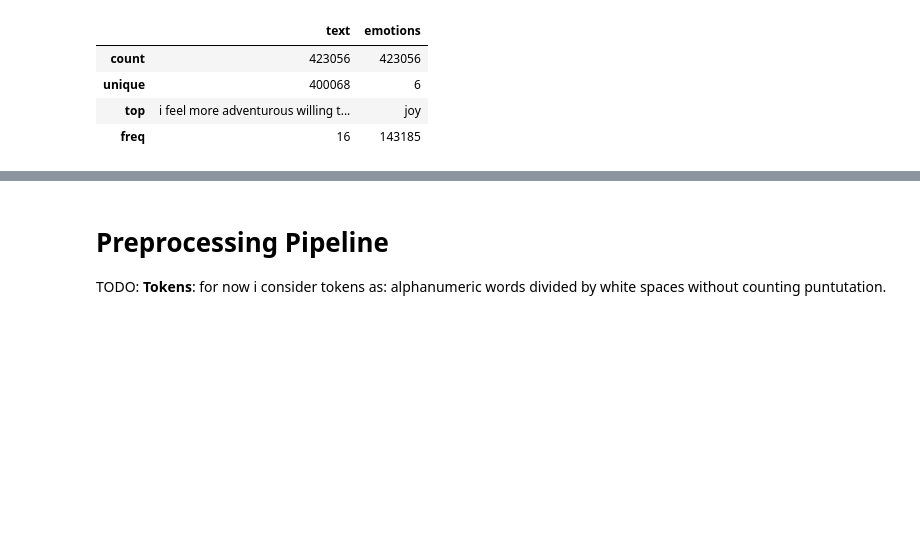
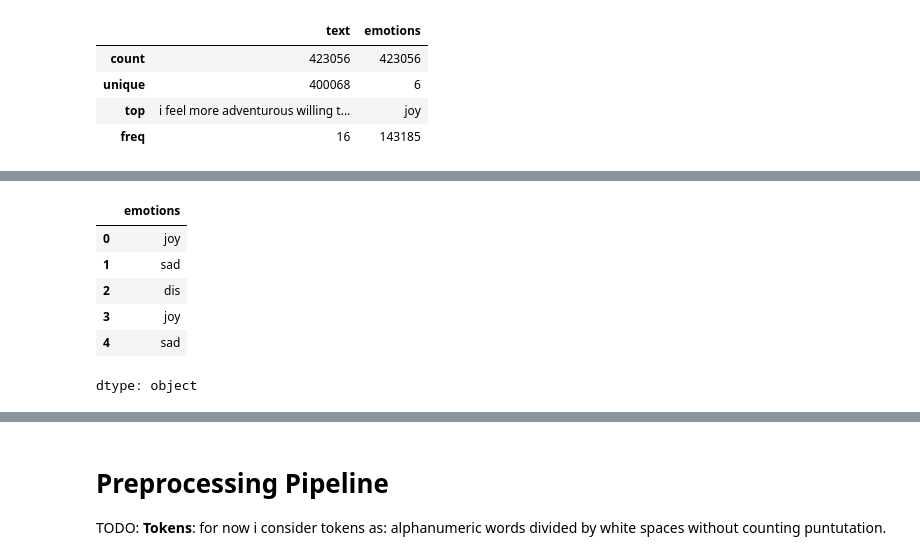
Before and after one commit to moka-co/twitter_emo_classification, a Jupyter notebook: emotion_classification.ipynb, the cells around one changed output, grey strips where cells are left out. Saved outputs shown, nothing was run; the diff lists cells and outputs as text; code cells hidden in the pictures; blank space fills up the shorter version.

```diff
--- a/emotion_classification.ipynb
+++ b/emotion_classification.ipynb
@@ -203,0 +223,10 @@ merged_dataset.describe()
+# %%
+dataset3_raw.head()["emotions"]
+# %% [output]
+|  | emotions |
+| 0 | joy |
+| 1 | sad |
+| 2 | dis |
+| 3 | joy |
+| 4 | sad |
+dtype: object
```
Also changed, not shown: parts of 46 cells of this notebook.
